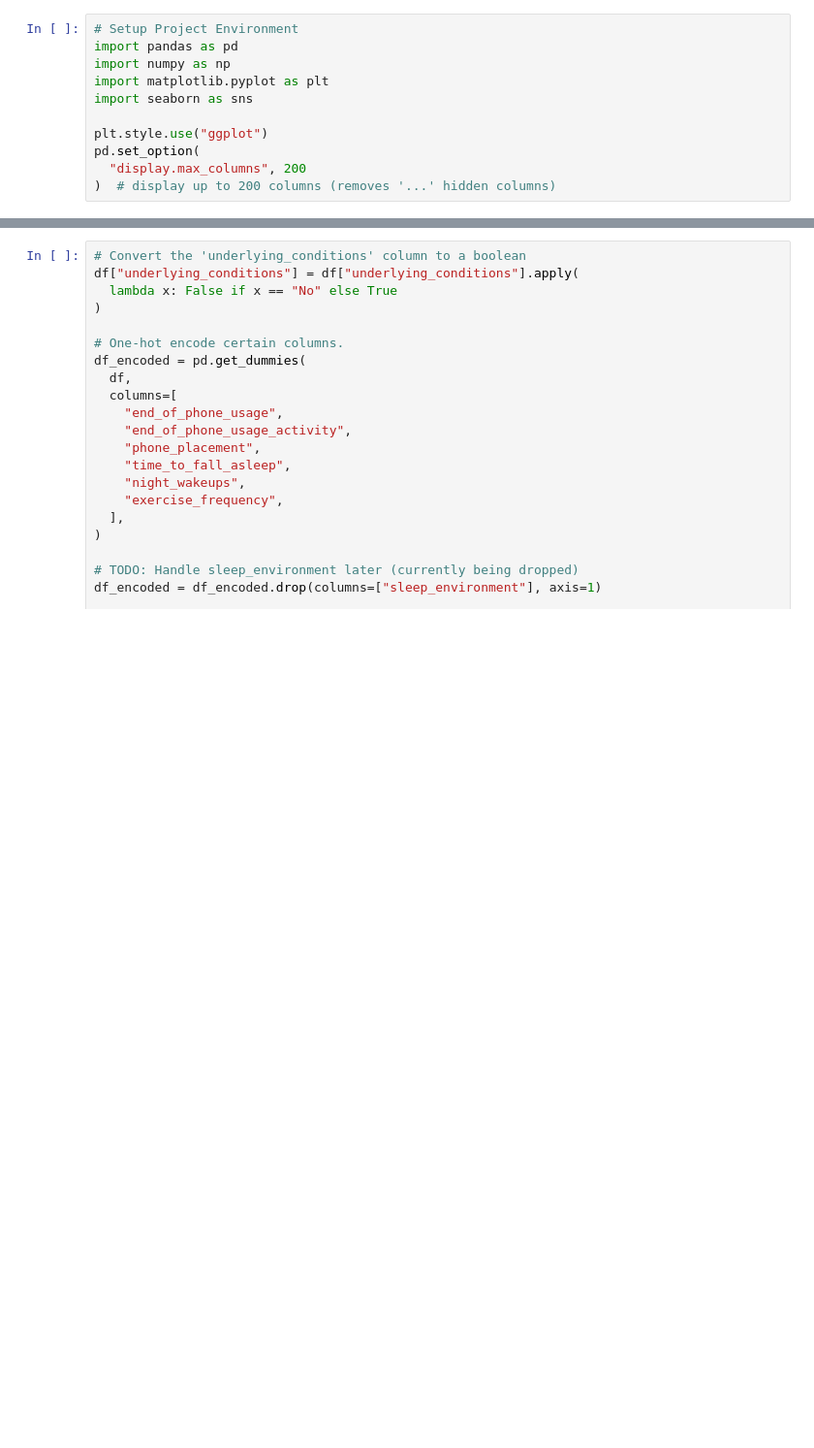
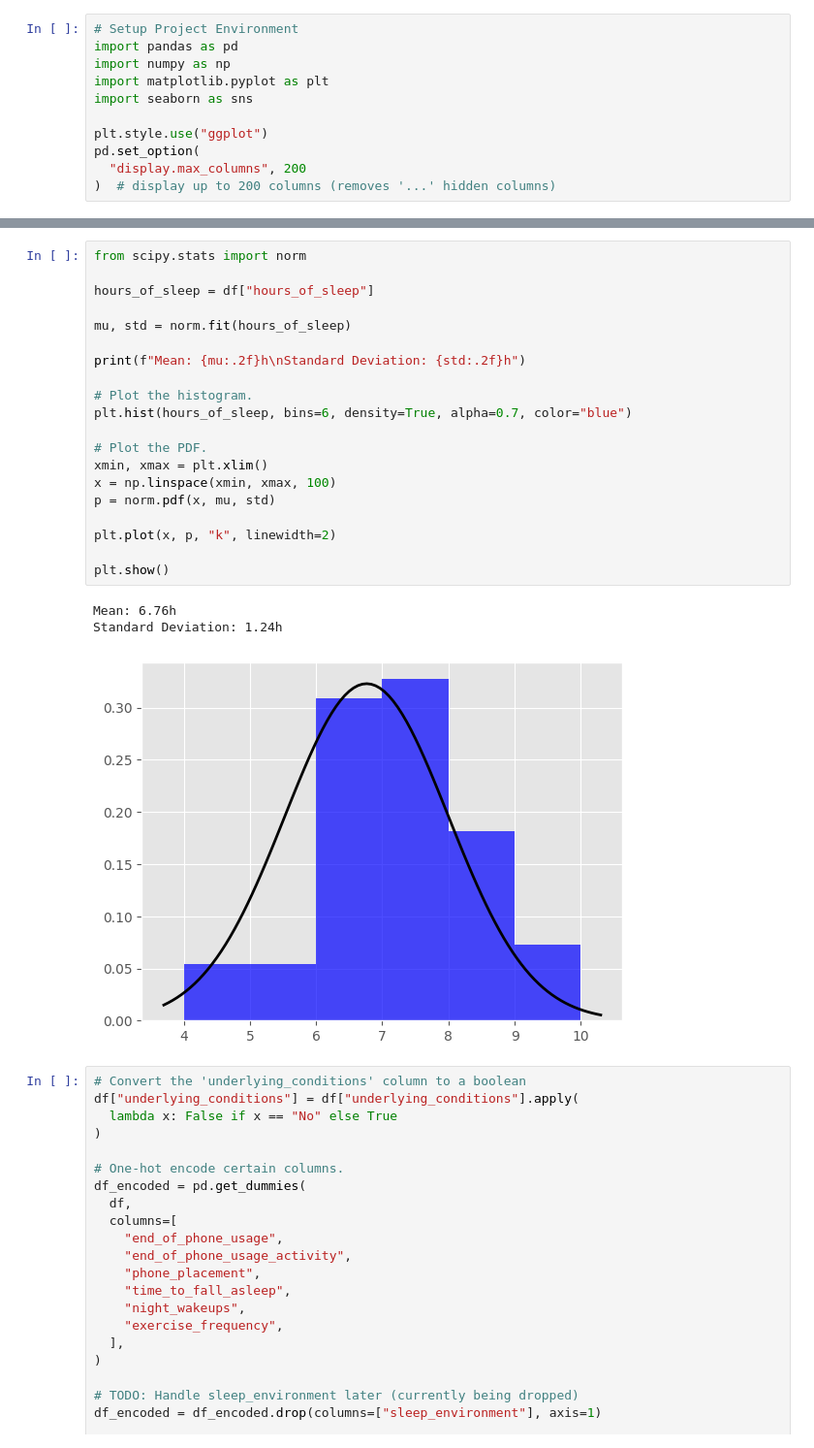
Before and after one commit to NathanGrenier/ENGR-371, a Jupyter notebook: analysis.ipynb, the cells around one changed output, grey strips where cells are left out. Shown at 97% size. Drawn from its saved outputs; the diff is of its cells as text; blank space fills up the shorter version.

Commit message:
WIP: added normal distribution of hours of sleep

```diff
--- a/analysis.ipynb
+++ b/analysis.ipynb
@@ -65,3 +66,27 @@ df.head()
+# %%
+from scipy.stats import norm
+
+hours_of_sleep = df["hours_of_sleep"]
+
+mu, std = norm.fit(hours_of_sleep)
+
+print(f"Mean: {mu:.2f}h\nStandard Deviation: {std:.2f}h")
+
+# Plot the histogram.
+plt.hist(hours_of_sleep, bins=6, density=True, alpha=0.7, color="blue")
+
+# Plot the PDF.
+xmin, xmax = plt.xlim()
+x = np.linspace(xmin, xmax, 100)
+p = norm.pdf(x, mu, std)
+
+plt.plot(x, p, "k", linewidth=2)
+
+plt.show()
+# %% [output]
+Mean: 6.76h
+Standard Deviation: 1.24h
+[figure, added]
 # %%
 # Convert the 'underlying_conditions' column to a boolean
 df["underlying_conditions"] = df["underlying_conditions"].apply(
```
Also changed, not shown: parts of 4 cells of this notebook, 1 other file.
